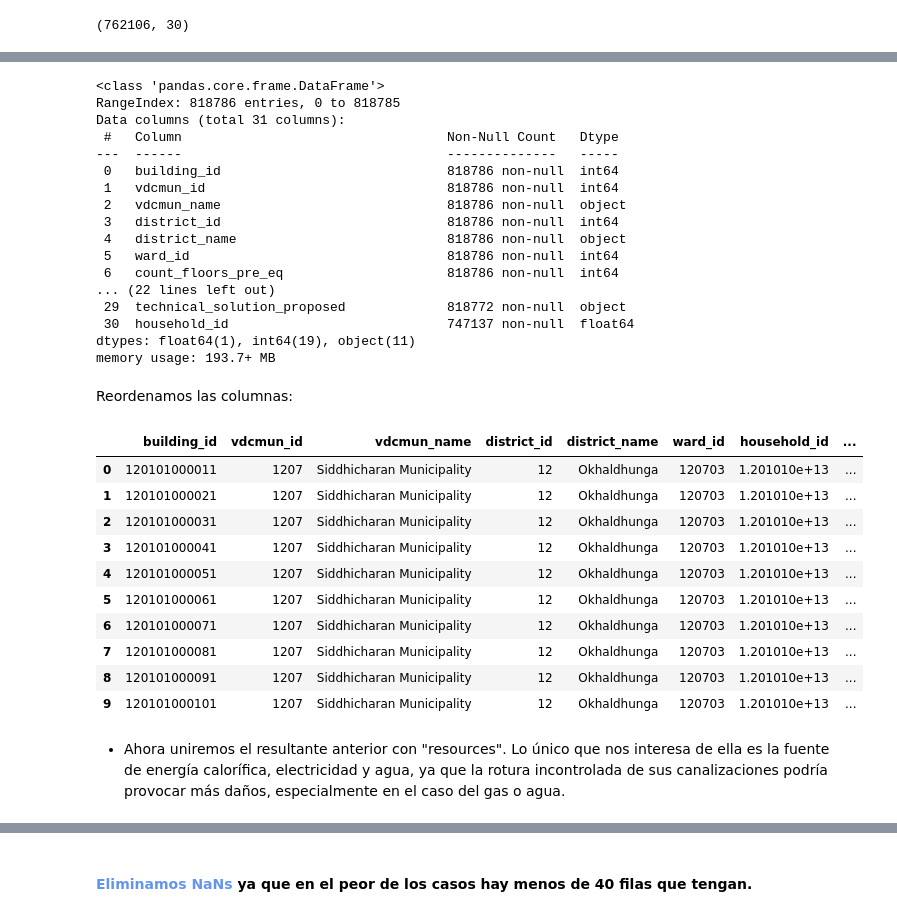
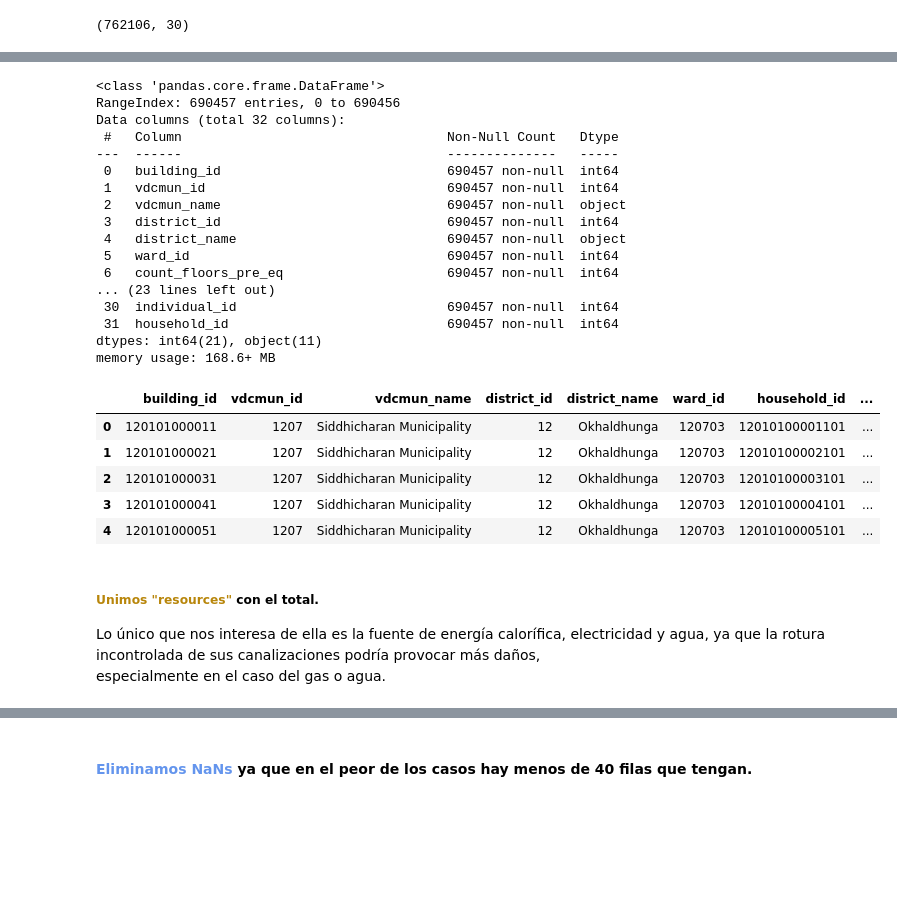
Before and after one commit to JuanitoNob/earthquakes-, a Jupyter notebook: proyecto_earthquake.ipynb, the cells around one changed output, grey strips where cells are left out. Saved outputs shown, nothing was run; the diff lists cells and outputs as text; code cells hidden in the pictures; blank space fills up the shorter version.

```diff
--- a/proyecto_earthquake.ipynb
+++ b/proyecto_earthquake.ipynb
@@ -691,5 +682,5 @@ array(['Okhaldhunga', 'Sindhuli', 'Ramechhap', 'Dolakha', 'Sindhupalchok',
        'Kabhrepalanchok', 'Nuwakot', 'Rasuwa', 'Dhading', 'Makwanpur',
        'Gorkha'], dtype=object)
 # %%
-df_total.loc[df_total["district_name"] == "Makwanpur", "district_name"] = "Makawanpur"
+features.loc[features["district_name"] == "Makwanpur", "district_name"] = "Makawanpur"
 # %%
@@ -721,5 +726,4 @@ mapping.head(10)
 # %%
-mapping_grouped = mapping[["building_id", "household_id"]].groupby(["building_id", "household_id"], as_index=False)["household_id"].value_counts()
-mapping_grouped = mapping_grouped.drop("count", axis=1)
-mapping_grouped
+mapping = mapping.drop_duplicates(subset='building_id').reset_index(drop=True)
+mapping.building_id.nunique()
 # %% [output]
@@ -739,3 +750,2 @@ mapping_grouped
 # %%
-df_total = pd.merge(df_total, mapping_grouped, how="left", on="building_id")
-df_total
+features = pd.merge(features, mapping, how="inner", on="building_id")
@@ -756,41 +752,35 @@ df_total
-# %%
-df_total.info()
-# %% [output]
-<class 'pandas.core.frame.DataFrame'>
-RangeIndex: 818786 entries, 0 to 818785
-Data columns (total 31 columns):
- #   Column                                  Non-Null Count   Dtype
----  ------                                  --------------   -----
- 0   building_id                             818786 non-null  int64
- 1   vdcmun_id                               818786 non-null  int64
- 2   vdcmun_name                             818786 non-null  object
- 3   district_id                             818786 non-null  int64
- 4   district_name                           818786 non-null  object
- 5   ward_id                                 818786 non-null  int64
- 6   count_floors_pre_eq                     818786 non-null  int64
-... (22 lines left out)
- 29  technical_solution_proposed             818772 non-null  object
- 30  household_id                            747137 non-null  float64
-dtypes: float64(1), int64(19), object(11)
-memory usage: 193.7+ MB
-# %% [markdown]
-Reordenamos las columnas:
+# %%
+features.info()
+# %% [output]
+<class 'pandas.core.frame.DataFrame'>
+RangeIndex: 690457 entries, 0 to 690456
+Data columns (total 32 columns):
+ #   Column                                  Non-Null Count   Dtype
+---  ------                                  --------------   -----
+ 0   building_id                             690457 non-null  int64
+ 1   vdcmun_id                               690457 non-null  int64
+ 2   vdcmun_name                             690457 non-null  object
+ 3   district_id                             690457 non-null  int64
+ 4   district_name                           690457 non-null  object
+ 5   ward_id                                 690457 non-null  int64
+ 6   count_floors_pre_eq                     690457 non-null  int64
+... (23 lines left out)
+ 30  individual_id                           690457 non-null  int64
+ 31  household_id                            690457 non-null  int64
+dtypes: int64(21), object(11)
+memory usage: 168.6+ MB
 # %%
-df_total = df_total.iloc[:,[0,1,2,3,4,5,30,6,7,8,9,10,11,12,13,14,15,16,17,18,19,20,21,22,23,24,25,26,27,28,29]]
+features = features.iloc[:,[0,1,2,3,4,5,31,6,7,8,9,10,11,12,13,14,15,16,17,18,19,20,21,22,23,24,25,26,27,28,29]]
 # %%
-df_total.head(10)
+features.head()
 # %% [output]
 |  | building_id | vdcmun_id | vdcmun_name | district_id | district_name | ward_id | household_id | ... |
-| 0 | 120101000011 | 1207 | Siddhicharan Municipality | 12 | Okhaldhunga | 120703 | 1.201010e+13 | ... |
-| 1 | 120101000021 | 1207 | Siddhicharan Municipality | 12 | Okhaldhunga | 120703 | 1.201010e+13 | ... |
-| 2 | 120101000031 | 1207 | Siddhicharan Municipality | 12 | Okhaldhunga | 120703 | 1.201010e+13 | ... |
-| 3 | 120101000041 | 1207 | Siddhicharan Municipality | 12 | Okhaldhunga | 120703 | 1.201010e+13 | ... |
-| 4 | 120101000051 | 1207 | Siddhicharan Municipality | 12 | Okhaldhunga | 120703 | 1.201010e+13 | ... |
-| 5 | 120101000061 | 1207 | Siddhicharan Municipality | 12 | Okhaldhunga | 120703 | 1.201010e+13 | ... |
-| 6 | 120101000071 | 1207 | Siddhicharan Municipality | 12 | Okhaldhunga | 120703 | 1.201010e+13 | ... |
-| 7 | 120101000081 | 1207 | Siddhicharan Municipality | 12 | Okhaldhunga | 120703 | 1.201010e+13 | ... |
-| 8 | 120101000091 | 1207 | Siddhicharan Municipality | 12 | Okhaldhunga | 120703 | 1.201010e+13 | ... |
-| 9 | 120101000101 | 1207 | Siddhicharan Municipality | 12 | Okhaldhunga | 120703 | 1.201010e+13 | ... |
+| 0 | 120101000011 | 1207 | Siddhicharan Municipality | 12 | Okhaldhunga | 120703 | 12010100001101 | ... |
+| 1 | 120101000021 | 1207 | Siddhicharan Municipality | 12 | Okhaldhunga | 120703 | 12010100002101 | ... |
+| 2 | 120101000031 | 1207 | Siddhicharan Municipality | 12 | Okhaldhunga | 120703 | 12010100003101 | ... |
+| 3 | 120101000041 | 1207 | Siddhicharan Municipality | 12 | Okhaldhunga | 120703 | 12010100004101 | ... |
+| 4 | 120101000051 | 1207 | Siddhicharan Municipality | 12 | Okhaldhunga | 120703 | 12010100005101 | ... |
 # %% [markdown]
-* Ahora uniremos el resultante anterior con "resources". Lo único que nos interesa de ella es la fuente de energía calorífica, electricidad y agua, ya que la rotura incontrolada de sus canalizaciones podría
-  provocar más daños, especialmente en el caso del gas o agua.
+##### <span style="color:DarkGoldenrod;">Unimos "resources"</span> con el total.
+Lo único que nos interesa de ella es la fuente de energía calorífica, electricidad y agua, ya que la rotura incontrolada de sus canalizaciones podría provocar más daños,
+especialmente en el caso del gas o agua.
```
Also changed, not shown: parts of 123 cells of this notebook, 2 other files.
